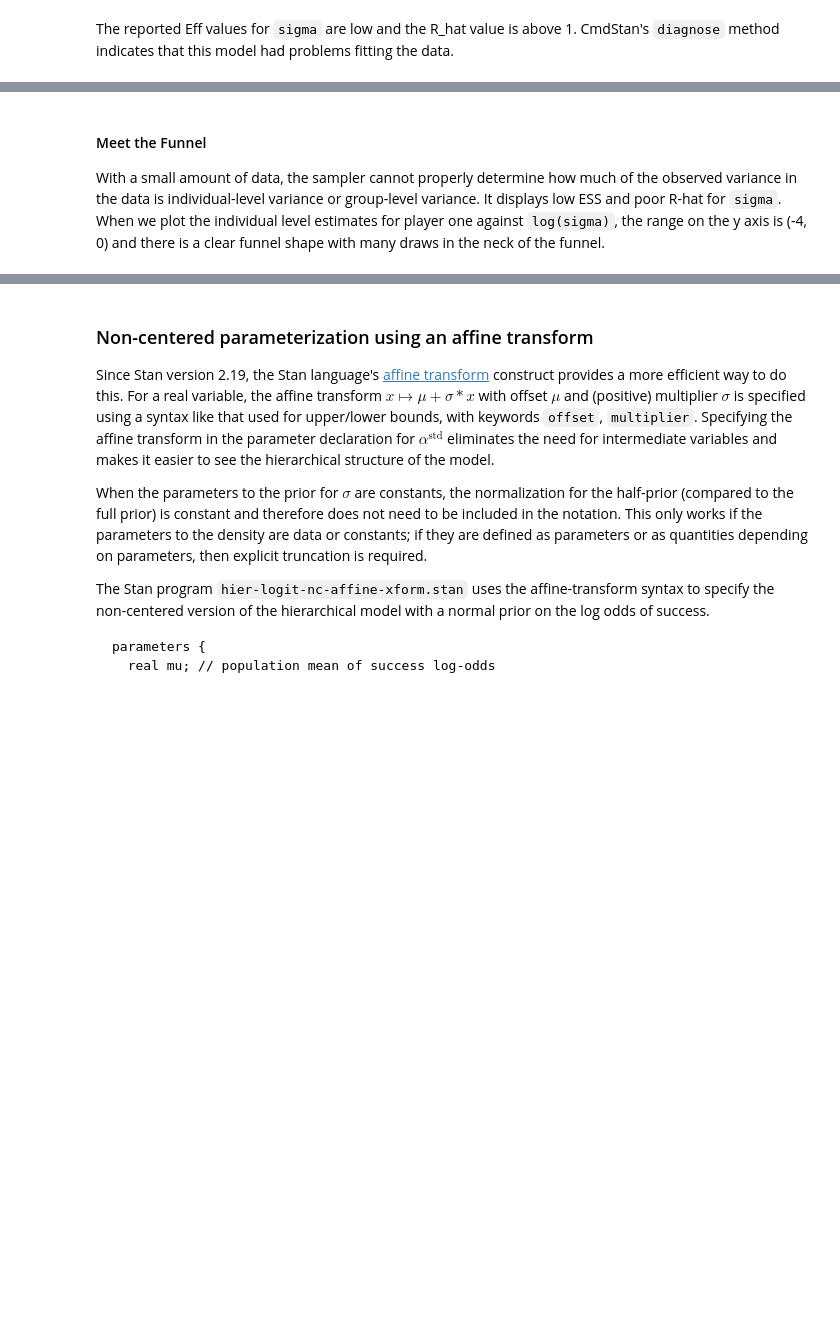
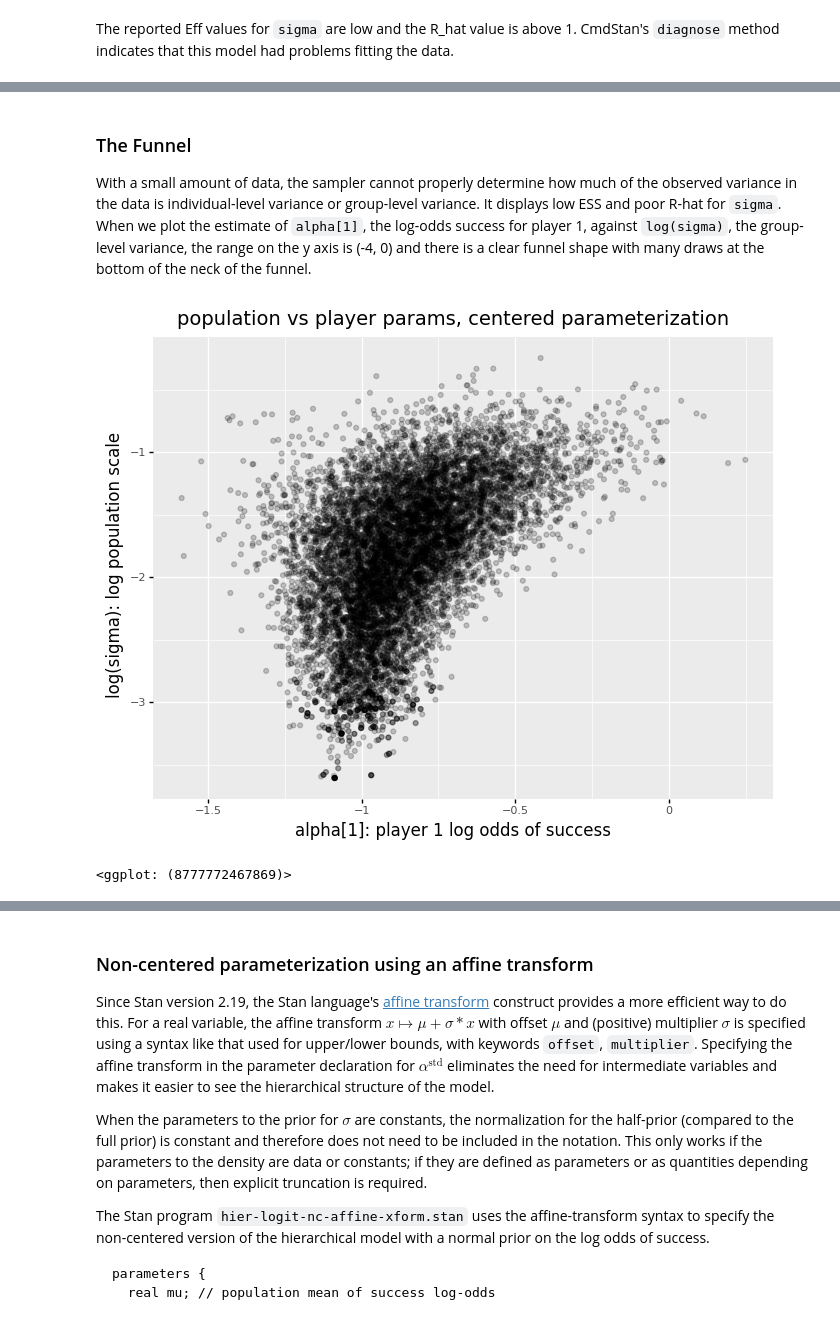
Before and after one commit to mitzimorris/stan_studies, a Jupyter notebook: offset_multiplier/compare_offset_mult.ipynb, the cells around one changed output, grey strips where cells are left out. Drawn from its saved outputs; the diff is of its cells as text; code cells hidden in the pictures; blank space fills up the shorter version.

```diff
--- a/offset_multiplier/compare_offset_mult.ipynb
+++ b/offset_multiplier/compare_offset_mult.ipynb
@@ -63,9 +109,10 @@ baseball_data = {"N": df.shape[0],
                  "K_new": df['RemainingAt-Bats'],
                  "y_new": df['SeasonHits']-df['Hits']}
 
-M = 10000
+M = 10000  # desired number of draws from the posterior
 
-def bda_plot(df, x_lab, y_lab, title=''):
+# ggplot2 x_y plot with axis labels and optional title
+def scatter_plot(df, x_lab, y_lab, title=''):
   return (ggplot(df, aes('x', 'y')) +
           geom_point(alpha=0.2) +
           xlab(x_lab) +
@@ -151,19 +267,22 @@ print(fit_centered.diagnose())
 # %% [markdown]
-#### Meet the Funnel
+### The Funnel
 
 With a small amount of data, the sampler cannot properly determine how much of the observed variance in the data is individual-level variance or group-level variance.  It displays low ESS and poor R-hat for `sigma`.
-When we plot the individual level estimates for player one against `log(sigma)`, the range on the y axis is (-4, 0) and there is a clear funnel shape with many draws in the neck of the funnel.
+When we plot the estimate of `alpha[1]`, the log-odds success for player 1, against `log(sigma)`, the group-level variance, the range on the y axis is (-4, 0) and there is a clear funnel shape with many draws at the bottom of the neck of the funnel.
 # %%
 df_x_y = pd.DataFrame(
     data={'x': fit_centered.stan_variable('alpha')[:,0],
           'y': np.log(fit_centered.stan_variable('sigma'))
          }
 )
 
-bda_plot(df_x_y,
+scatter_plot(df_x_y,
          x_lab = "alpha[1]: player 1 log odds of success",
          y_lab = "log(sigma): log population scale",
          title = "population vs player params, centered parameterization")
+# %% [output]
+[figure, added]
+<ggplot: (8777772467869)>
 # %% [markdown]
 ## The Non-Centered Parameterization
 
```
Also changed, not shown: parts of 16 cells of this notebook.
